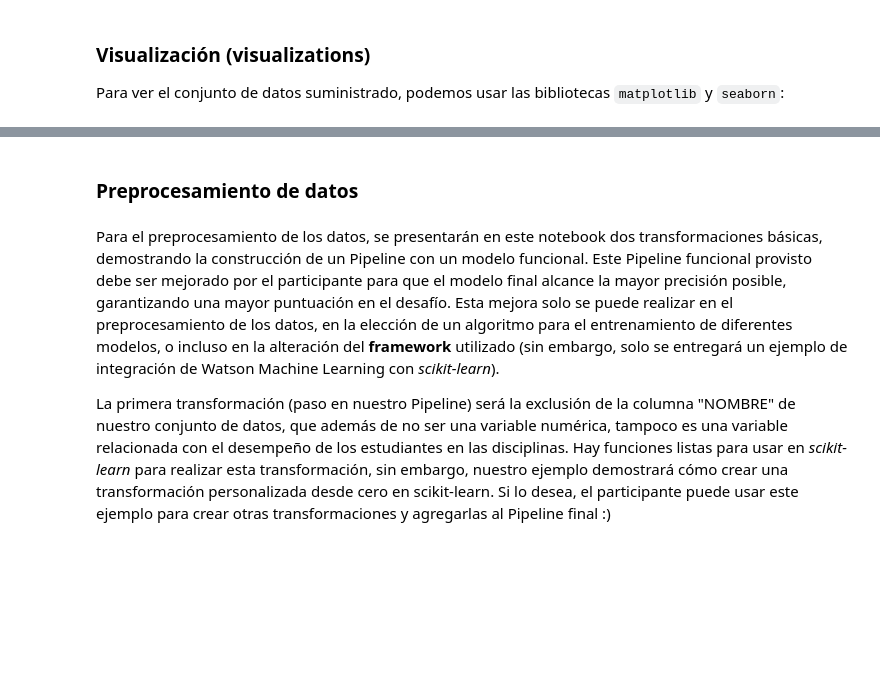
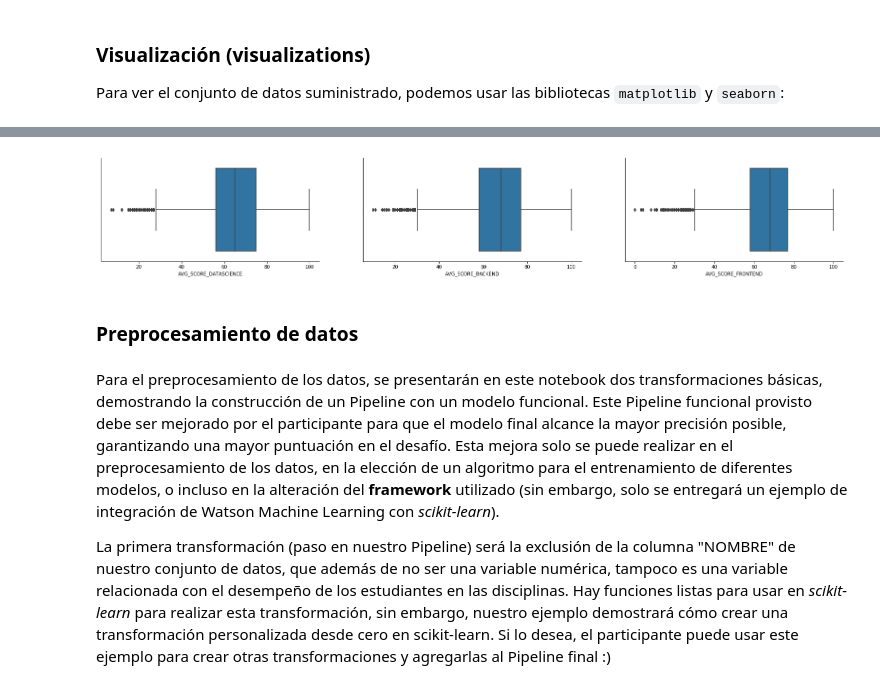
Before and after one commit to fmcnish-co/ml, a Jupyter notebook: desafio2-Tortuga-parte-1.ipynb, the cells around one changed output, grey strips where cells are left out. Saved outputs shown, nothing was run; the diff lists cells and outputs as text; code cells hidden in the pictures; blank space fills up the shorter version.

```diff
--- a/desafio2-Tortuga-parte-1.ipynb
+++ b/desafio2-Tortuga-parte-1.ipynb
@@ -157,3 +178,15 @@ sns.countplot(ax=axes[0], x='PROFILE', data=df_data_1)
+# %%
+#Lets check outliers
+import seaborn as sns
+
+fig, axes = plt.subplots(nrows=1, ncols=3, figsize=(28, 4))
+
+sns.boxplot(df_data_1['AVG_SCORE_DATASCIENCE'], ax=axes[0])
+sns.boxplot(df_data_1['AVG_SCORE_BACKEND'], ax=axes[1])
+sns.boxplot(df_data_1['AVG_SCORE_FRONTEND'], ax=axes[2])
+sns.despine()
+# %% [output]
+[figure, added]
 # %% [markdown]
 ### Preprocesamiento de datos
 # %% [markdown]
```
Also changed, not shown: parts of 40 cells of this notebook.
